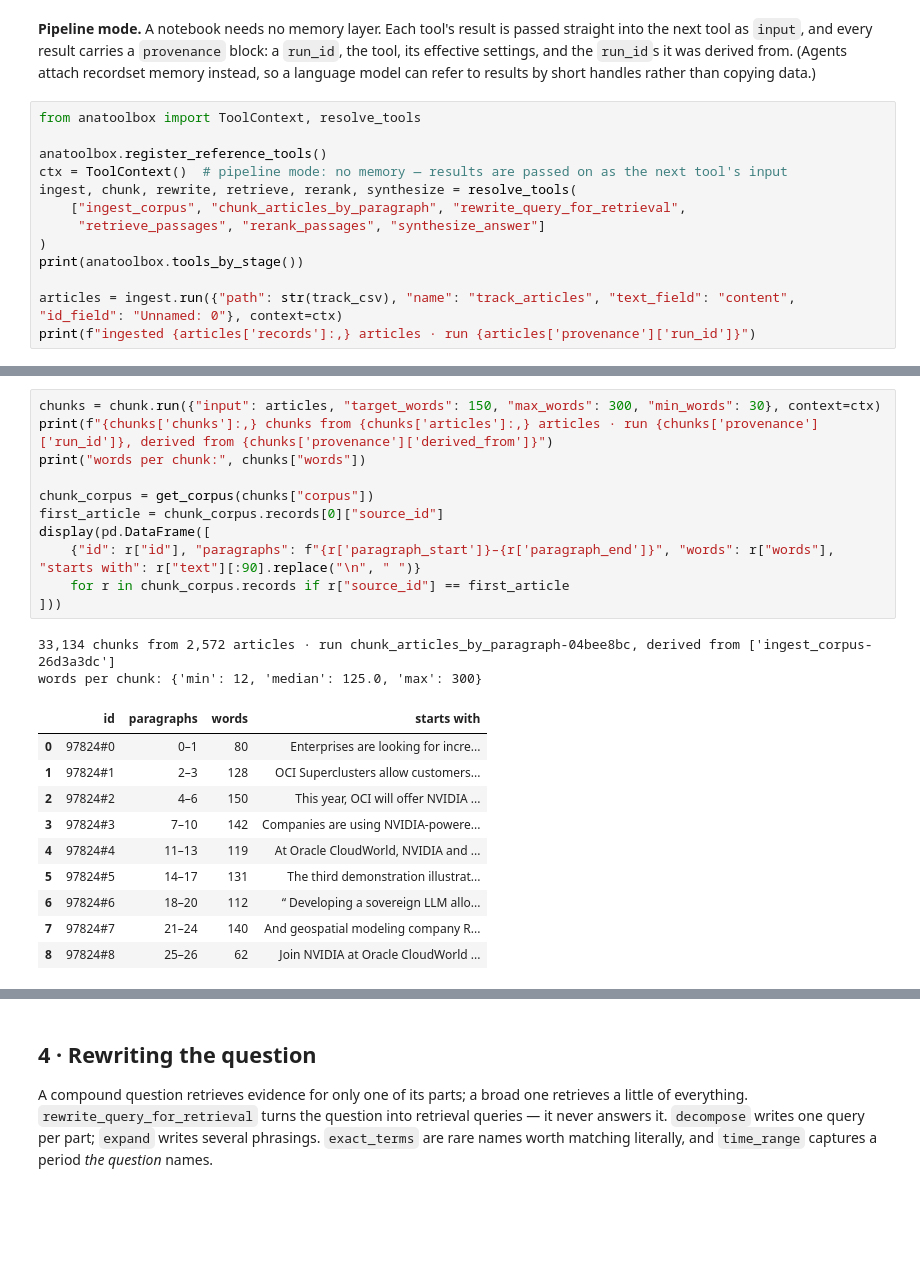
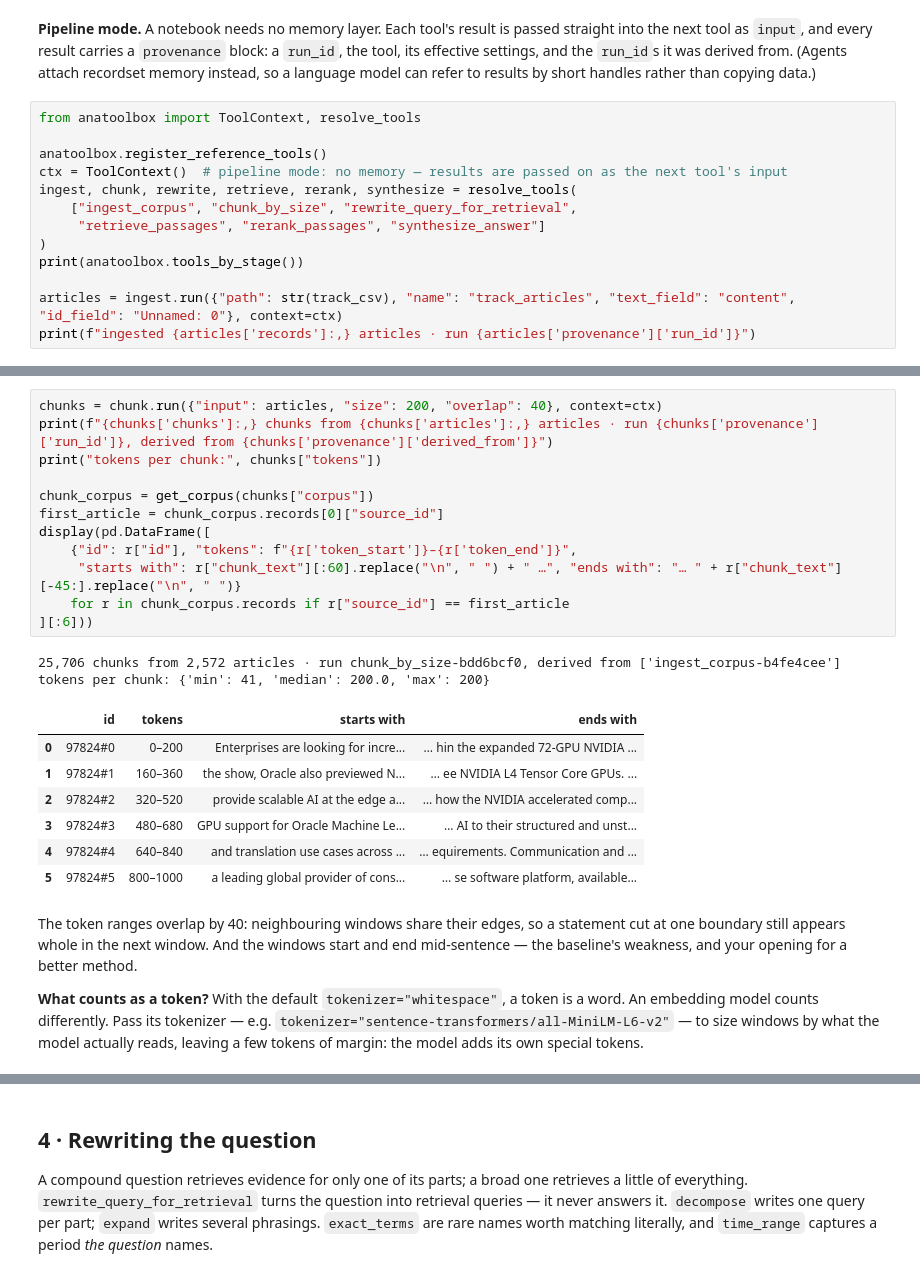
Before and after one commit to umagira/anatoolbox, a Jupyter notebook: notebooks/day3_rag_ai_media.ipynb, the cells around one changed output, grey strips where cells are left out. Drawn from its saved outputs; the diff is of its cells as text; blank space fills up the shorter version.

```diff
--- a/notebooks/day3_rag_ai_media.ipynb
+++ b/notebooks/day3_rag_ai_media.ipynb
@@ -152,7 +152,7 @@ from anatoolbox import ToolContext, resolve_tools
 anatoolbox.register_reference_tools()
 ctx = ToolContext()  # pipeline mode: no memory — results are passed on as the next tool's input
 ingest, chunk, rewrite, retrieve, rerank, synthesize = resolve_tools(
-    ["ingest_corpus", "chunk_articles_by_paragraph", "rewrite_query_for_retrieval",
+    ["ingest_corpus", "chunk_by_size", "rewrite_query_for_retrieval",
      "retrieve_passages", "rerank_passages", "synthesize_answer"]
 )
 print(anatoolbox.tools_by_stage())
@@ -191,24 +196,31 @@ display(pd.DataFrame(rows))
 # %%
-chunks = chunk.run({"input": articles, "target_words": 150, "max_words": 300, "min_words": 30}, context=ctx)
+chunks = chunk.run({"input": articles, "size": 200, "overlap": 40}, context=ctx)
 print(f"{chunks['chunks']:,} chunks from {chunks['articles']:,} articles · run {chunks['provenance']['run_id']}, derived from {chunks['provenance']['derived_from']}")
-print("words per chunk:", chunks["words"])
+print("tokens per chunk:", chunks["tokens"])
 
 chunk_corpus = get_corpus(chunks["corpus"])
 first_article = chunk_corpus.records[0]["source_id"]
 display(pd.DataFrame([
-    {"id": r["id"], "paragraphs": f"{r['paragraph_start']}–{r['paragraph_end']}", "words": r["words"], "starts with": r["text"][:90].replace("\n", " ")}
+    {"id": r["id"], "tokens": f"{r['token_start']}–{r['token_end']}",
+     "starts with": r["chunk_text"][:60].replace("\n", " ") + " …", "ends with": "… " + r["chunk_text"][-45:].replace("\n", " ")}
     for r in chunk_corpus.records if r["source_id"] == first_article
-]))
+][:6]))
 # %% [output]
-33,134 chunks from 2,572 articles · run chunk_articles_by_paragraph-04bee8bc, derived from ['ingest_corpus-26d3a3dc']
-words per chunk: {'min': 12, 'median': 125.0, 'max': 300}
+25,706 chunks from 2,572 articles · run chunk_by_size-bdd6bcf0, derived from ['ingest_corpus-b4fe4cee']
+tokens per chunk: {'min': 41, 'median': 200.0, 'max': 200}
-|  | id | paragraphs | words | starts with |
-| 0 | 97824#0 | 0–1 | 80 | Enterprises are looking for incre... |
-| 1 | 97824#1 | 2–3 | 128 | OCI Superclusters allow customers... |
-| 2 | 97824#2 | 4–6 | 150 | This year, OCI will offer NVIDIA ... |
-| 3 | 97824#3 | 7–10 | 142 | Companies are using NVIDIA-powere... |
-| 4 | 97824#4 | 11–13 | 119 | At Oracle CloudWorld, NVIDIA and ... |
-| 5 | 97824#5 | 14–17 | 131 | The third demonstration illustrat... |
-| 6 | 97824#6 | 18–20 | 112 | “ Developing a sovereign LLM allo... |
-| 7 | 97824#7 | 21–24 | 140 | And geospatial modeling company R... |
-| 8 | 97824#8 | 25–26 | 62 | Join NVIDIA at Oracle CloudWorld ... |
+|  | id | tokens | starts with | ends with |
+| 0 | 97824#0 | 0–200 | Enterprises are looking for incre... | … hin the expanded 72-GPU NVIDIA ... |
+| 1 | 97824#1 | 160–360 | the show, Oracle also previewed N... | … ee NVIDIA L4 Tensor Core GPUs. ... |
+| 2 | 97824#2 | 320–520 | provide scalable AI at the edge a... | … how the NVIDIA accelerated comp... |
+| 3 | 97824#3 | 480–680 | GPU support for Oracle Machine Le... | … AI to their structured and unst... |
+| 4 | 97824#4 | 640–840 | and translation use cases across ... | … equirements. Communication and ... |
+| 5 | 97824#5 | 800–1000 | a leading global provider of cons... | … se software platform, available... |
+# %% [markdown]
+The token ranges overlap by 40: neighbouring windows share their edges, so a statement cut at
+one boundary still appears whole in the next window. And the windows start and end mid-sentence
+— the baseline's weakness, and your opening for a better method.
+
+**What counts as a token?** With the default `tokenizer="whitespace"`, a token is a word. An
+embedding model counts differently. Pass its tokenizer — e.g.
+`tokenizer="sentence-transformers/all-MiniLM-L6-v2"` — to size windows by what the model
+actually reads, leaving a few tokens of margin: the model adds its own special tokens.
```
Also changed, not shown: parts of 15 cells of this notebook, 12 other files.
